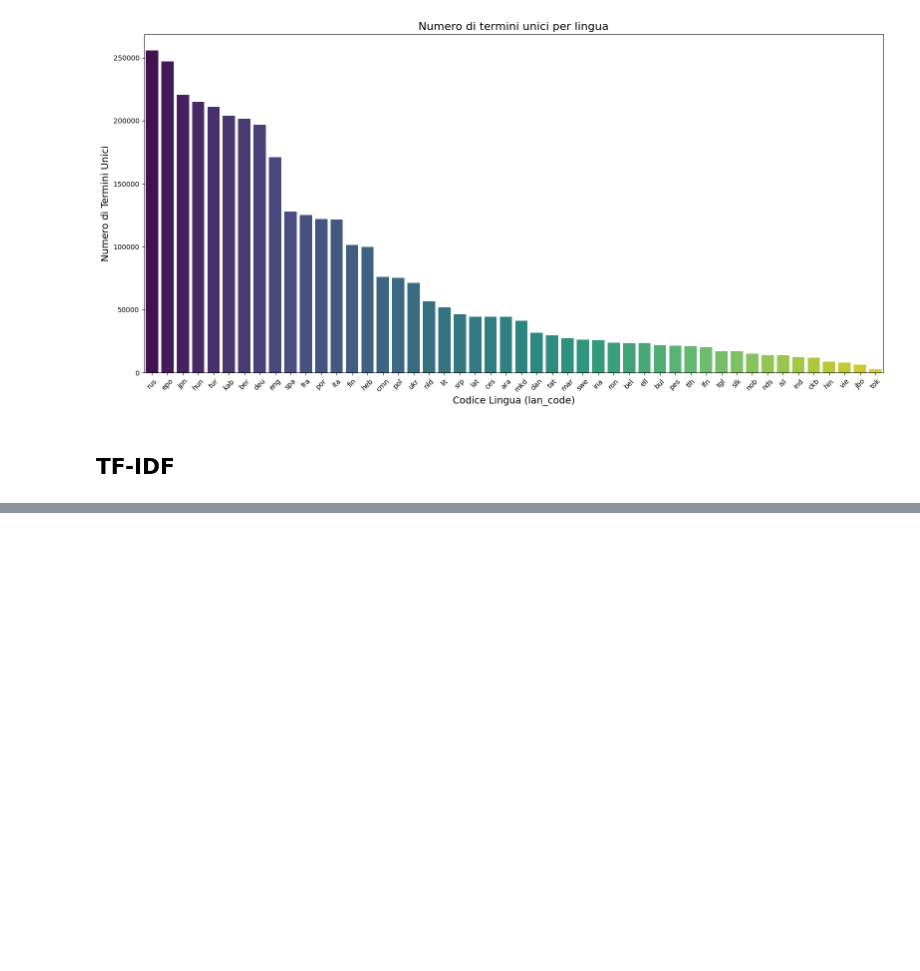
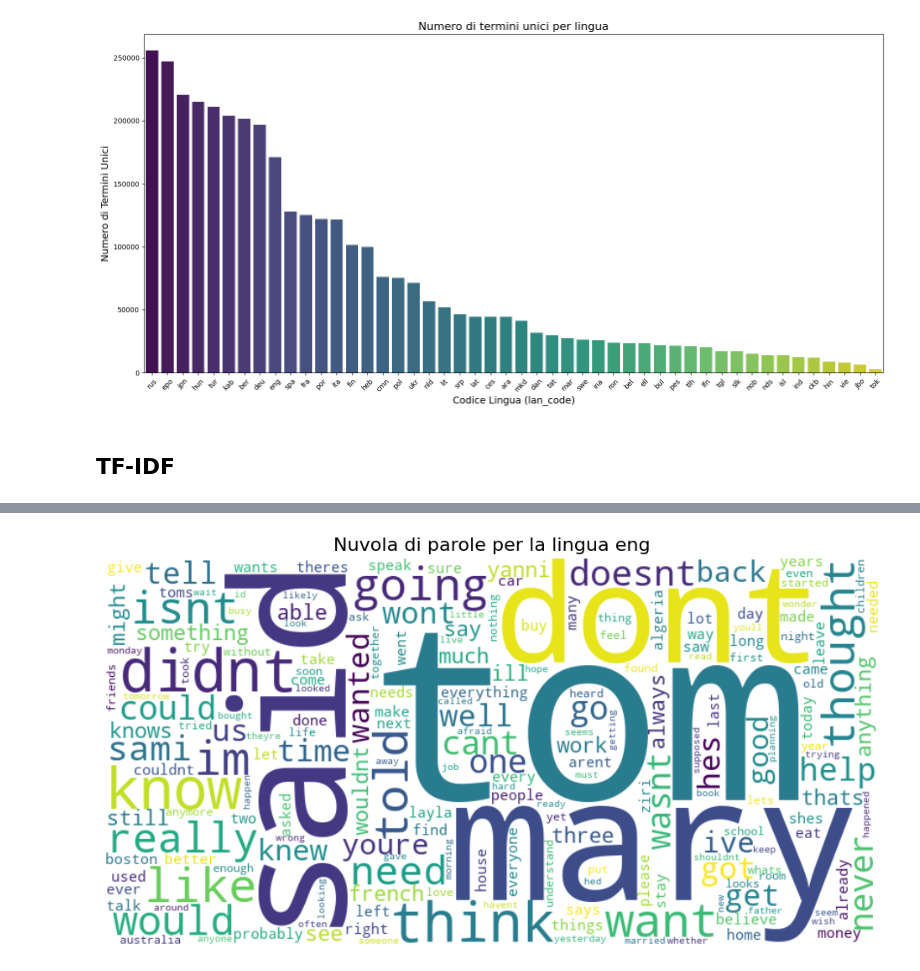
Before and after one commit to saveriodieni/Data-Mining-2024-25, a Jupyter notebook: projDM.ipynb, the cells around one changed output, grey strips where cells are left out. Saved outputs shown, nothing was run; the diff lists cells and outputs as text; code cells hidden in the pictures; blank space fills up the shorter version.

```diff
--- a/projDM.ipynb
+++ b/projDM.ipynb
@@ -338,0 +404,18 @@ print(f"TF-IDF con rimozione stop words salvato in: {output_path}")
+# %%
+if language_to_plot in filtered_tfidf_df.index:
+    # Ottieni solo le colonne (evitando di includere l'indice)
+    word_scores = filtered_tfidf_df.loc[language_to_plot].dropna().to_dict()
+
+    wordcloud = WordCloud(width=800, height=400, background_color='white', colormap='viridis')
+    wordcloud.generate_from_frequencies(word_scores)
+
+    # Mostrare la nuvola di parole
+    plt.figure(figsize=(12, 6))
+    plt.imshow(wordcloud, interpolation='bilinear')
+    plt.axis('off')
+    plt.title(f"Nuvola di parole per la lingua {language_to_plot}", fontsize=16)
+    plt.show()
+else:
+    print(f"La lingua '{language_to_plot}' non è presente nel DataFrame.")
+# %% [output]
+[figure, added]
```
Also changed, not shown: parts of 25 cells of this notebook.
